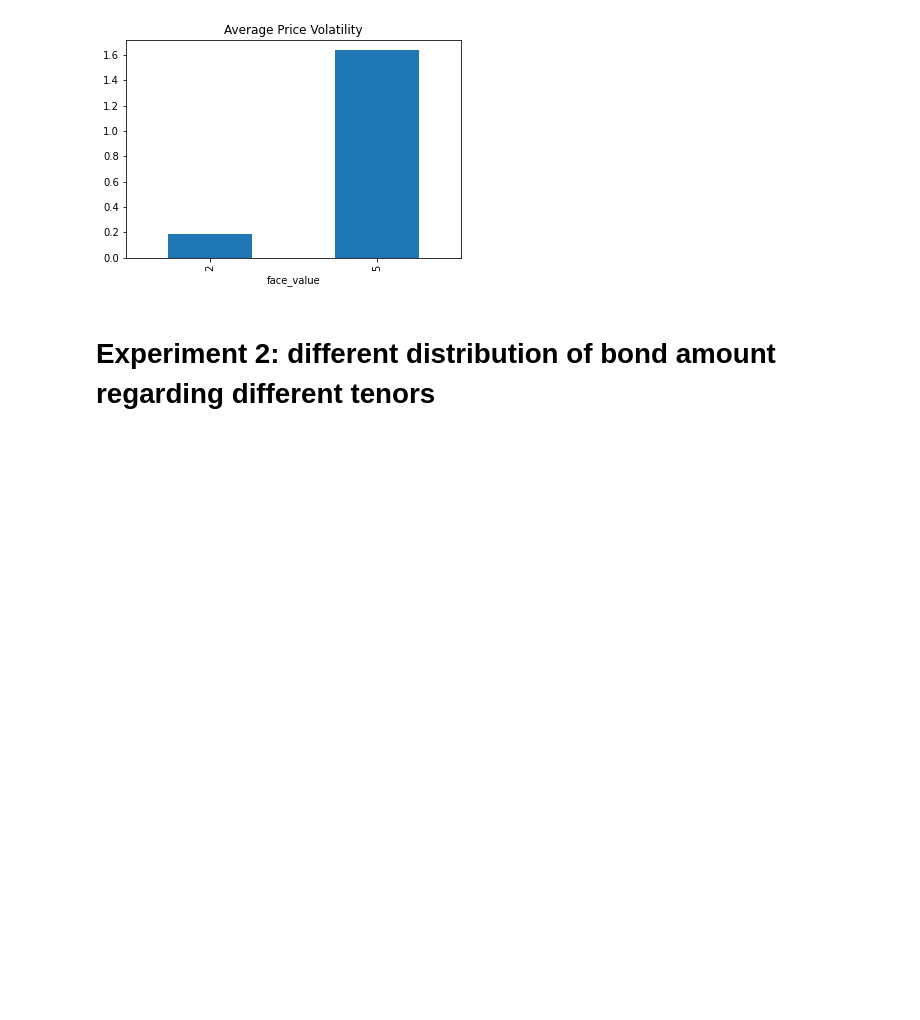
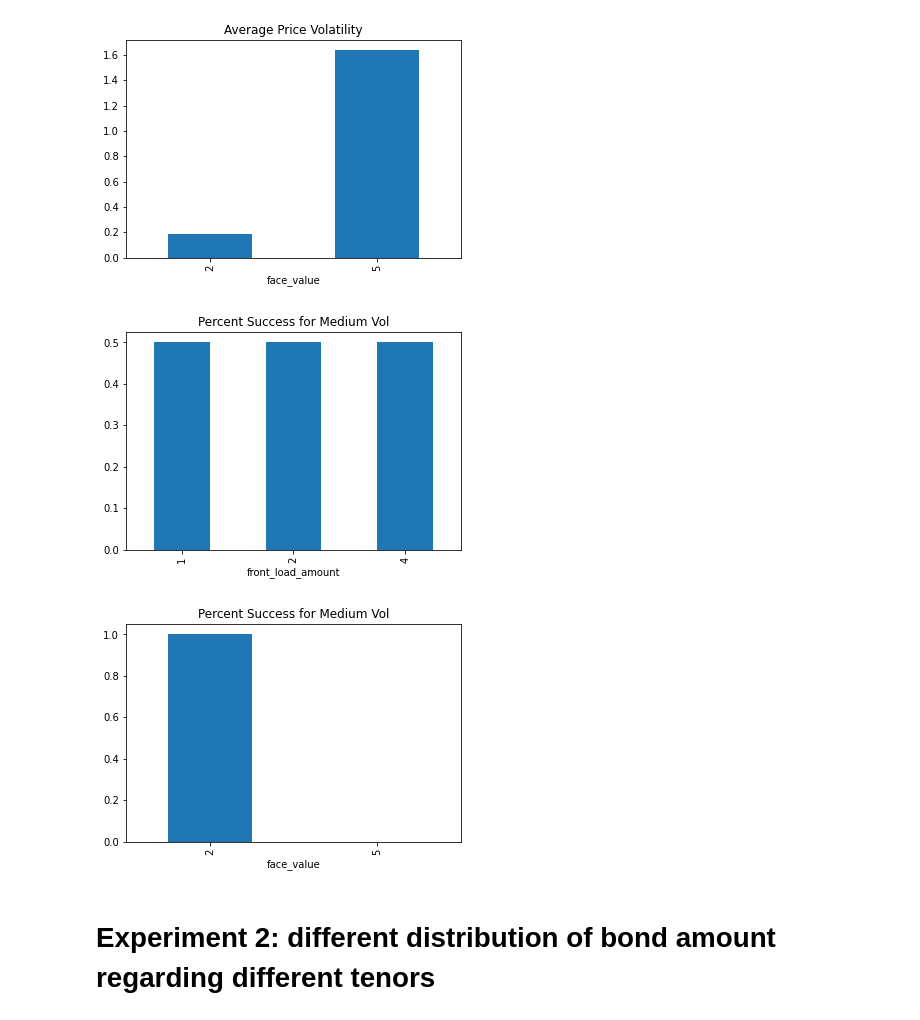
Before and after one commit to OlympusDAO/olympus-digital-twin, a Jupyter notebook: ohmbond_research.ipynb, the cells around one changed output. Saved outputs shown, nothing was run; the diff lists cells and outputs as text; code cells hidden in the pictures; blank space fills up the shorter version.

Commit message:
Add success metrics

```diff
--- a/ohmbond_research.ipynb
+++ b/ohmbond_research.ipynb
@@ -181,6 +183,22 @@ plt.show()
 # %% [output]
 [figure]
 [figure]
+# %%
+success_metrics = kpis.copy()
+
+# True means there was a reasonable amount of vol
+success_metrics['medium_volatility'] = (success_metrics['price_volatility'] < .30).astype(int)
+success_metrics.drop(columns = "price_volatility", inplace=True)
+# %%
+success_metrics.groupby("front_load_amount")['medium_volatility'].mean().plot(kind='bar')
+plt.title("Percent Success for Medium Vol")
+plt.show()
+success_metrics.groupby("face_value")['medium_volatility'].mean().plot(kind='bar')
+plt.title("Percent Success for Medium Vol")
+plt.show()
+# %% [output]
+[figure, added]
+[figure, added]
 # %% [markdown]
 # Experiment 2: different distribution of bond amount regarding different tenors
 # %%
```
Also changed, not shown: parts of 1 cell of this notebook.
